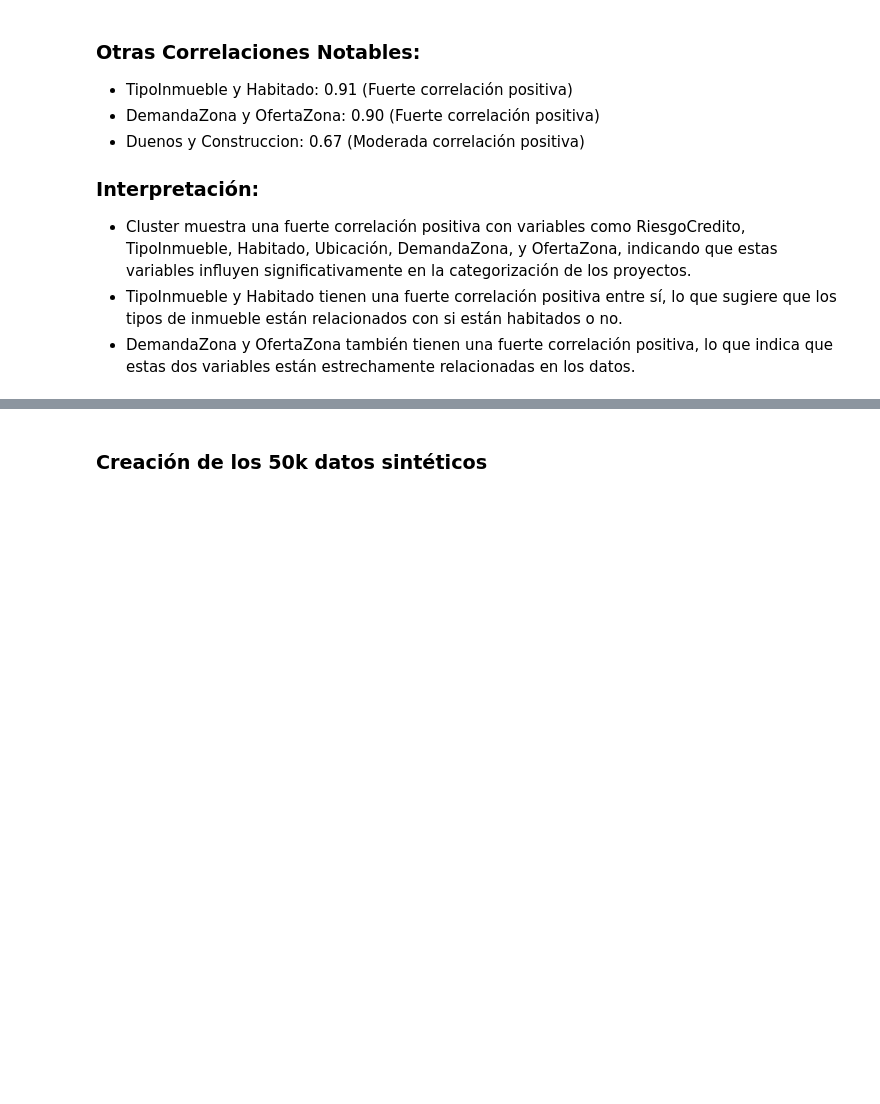
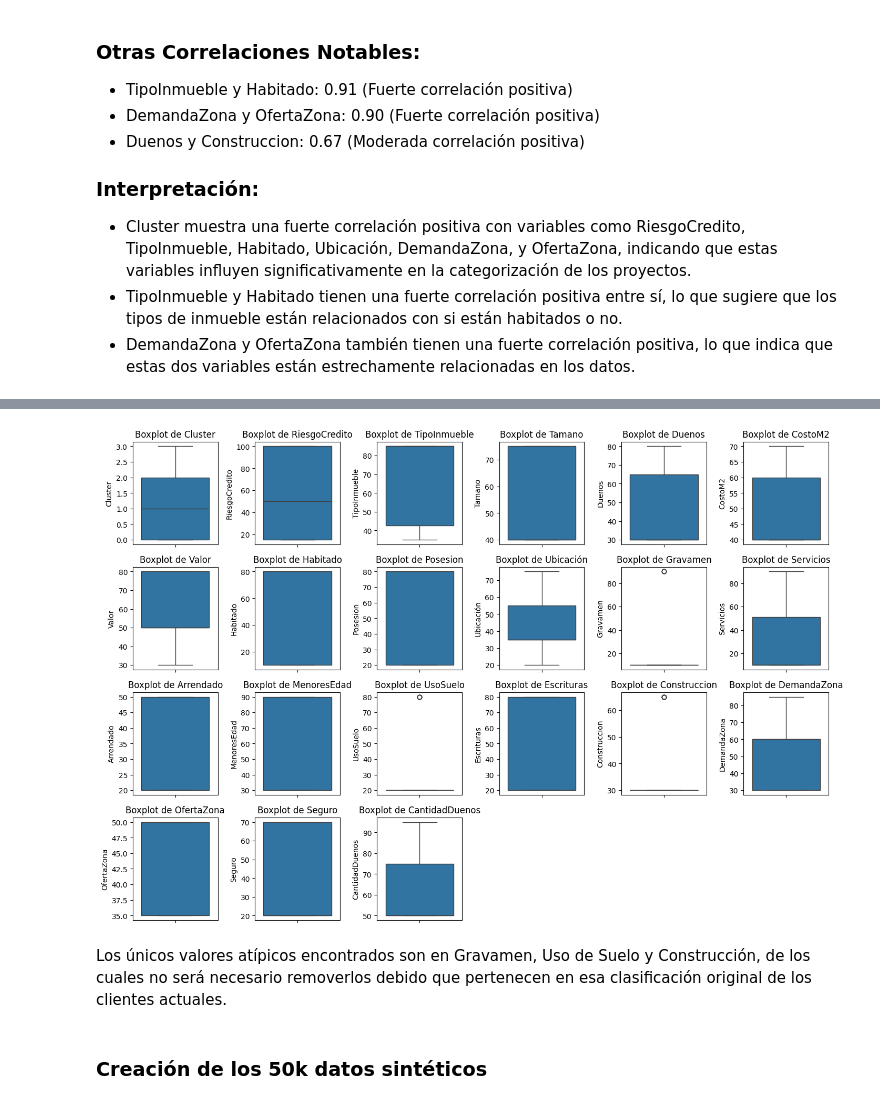
Before and after one commit to erickgt00/tesina, a Jupyter notebook: Tesina_EG_final.ipynb, the cells around one changed output, grey strips where cells are left out. Saved outputs shown, nothing was run; the diff lists cells and outputs as text; code cells hidden in the pictures; blank space fills up the shorter version.

```diff
--- a/Tesina_EG_final.ipynb
+++ b/Tesina_EG_final.ipynb
@@ -67,3 +118,16 @@ max      85.000000   50.000000  70.000000       95.000000
+# %%
+# Visualización de diagramas de caja (boxplots) para detectar outliers
+plt.figure(figsize=(14, 12))
+for i, var in enumerate(original_data_df.columns, 1):
+    plt.subplot(5, 6, i)
+    sns.boxplot(y=original_data_df[var])
+    plt.title(f'Boxplot de {var}')
+plt.tight_layout()
+plt.show()
+# %% [output]
+[figure, added]
+# %% [markdown]
+Los únicos valores atípicos encontrados son en Gravamen, Uso de Suelo y Construcción, de los cuales no será necesario removerlos debido que pertenecen en esa clasificación original de los clientes actuales.
 # %% [markdown]
 ### Creación de los 50k datos sintéticos
 # %%
```
Also changed, not shown: parts of 12 cells of this notebook.
